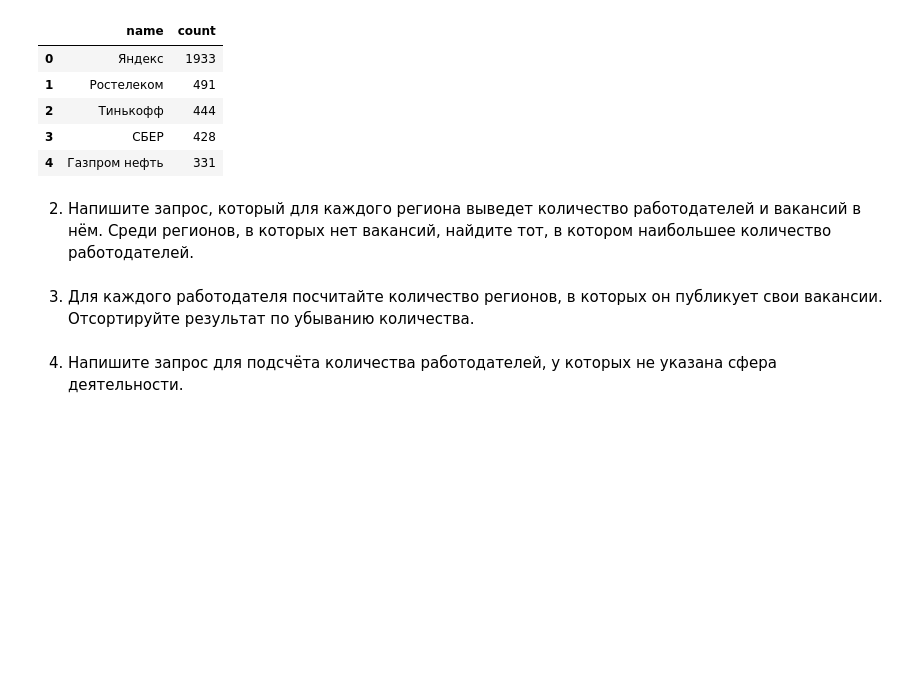
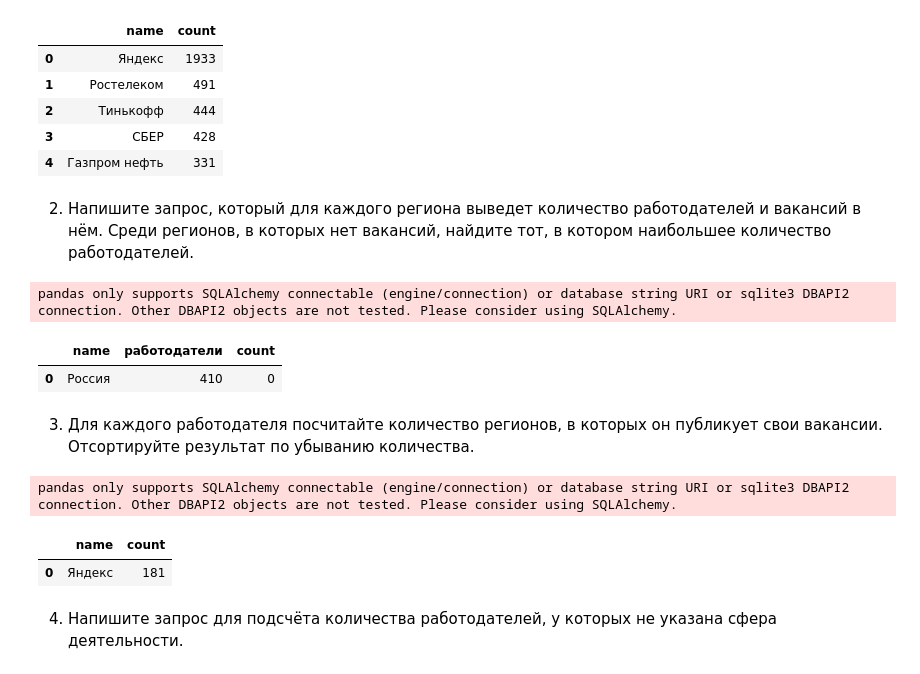
Before and after one commit to Alex1990opac/project_2, a Jupyter notebook: Project_2_Ноутбук_шаблон.ipynb, the cells around one changed output. Cells and saved outputs as stored; diff of their text form; code cells hidden in the pictures; blank space fills up the shorter version.

```diff
--- a/Project_2_Ноутбук_шаблон.ipynb
+++ b/Project_2_Ноутбук_шаблон.ipynb
@@ -313,8 +312,25 @@ pandas only supports SQLAlchemy connectable (engine/connection) or database stri
 Среди регионов, в которых нет вакансий, найдите тот, в котором наибольшее количество работодателей.
 # %%
 # текст запроса
+query = f'''select a.name,
+    count(e.id) as "работодатели",
+    count(v.id)
+    from public.AREAS as a
+    left join public.EMPLOYERS as e on a.id = e.area
+    left join public.VACANCIES as v on a.id = v.area_id
+    where v.id is null
+    group by 1
+    order by 2 desc
+    limit 1
+    '''
 # %%
 # результат запроса
+df= pd.read_sql_query(query,connection)
+display(df)
+# %% [output]
+pandas only supports SQLAlchemy connectable (engine/connection) or database string URI or sqlite3 DBAPI2 connection. Other DBAPI2 objects are not tested. Please consider using SQLAlchemy.
+|  | name | работодатели | count |
+| 0 | Россия | 410 | 0 |
 # %% [markdown]
 3. Для каждого работодателя посчитайте количество регионов, в которых он публикует свои вакансии. Отсортируйте результат по убыванию количества.
 # %%
@@ -322,5 +346,12 @@ pandas only supports SQLAlchemy connectable (engine/connection) or database stri
 # %%
 # результат запроса
+df= pd.read_sql_query(query,connection)
+display(df)
+connection.close()
+# %% [output]
+pandas only supports SQLAlchemy connectable (engine/connection) or database string URI or sqlite3 DBAPI2 connection. Other DBAPI2 objects are not tested. Please consider using SQLAlchemy.
+|  | name | count |
+| 0 | Яндекс | 181 |
 # %% [markdown]
 4. Напишите запрос для подсчёта количества работодателей, у которых не указана сфера деятельности.
 # %%
```
Also changed, not shown: parts of 2 cells of this notebook, 1 other file.
